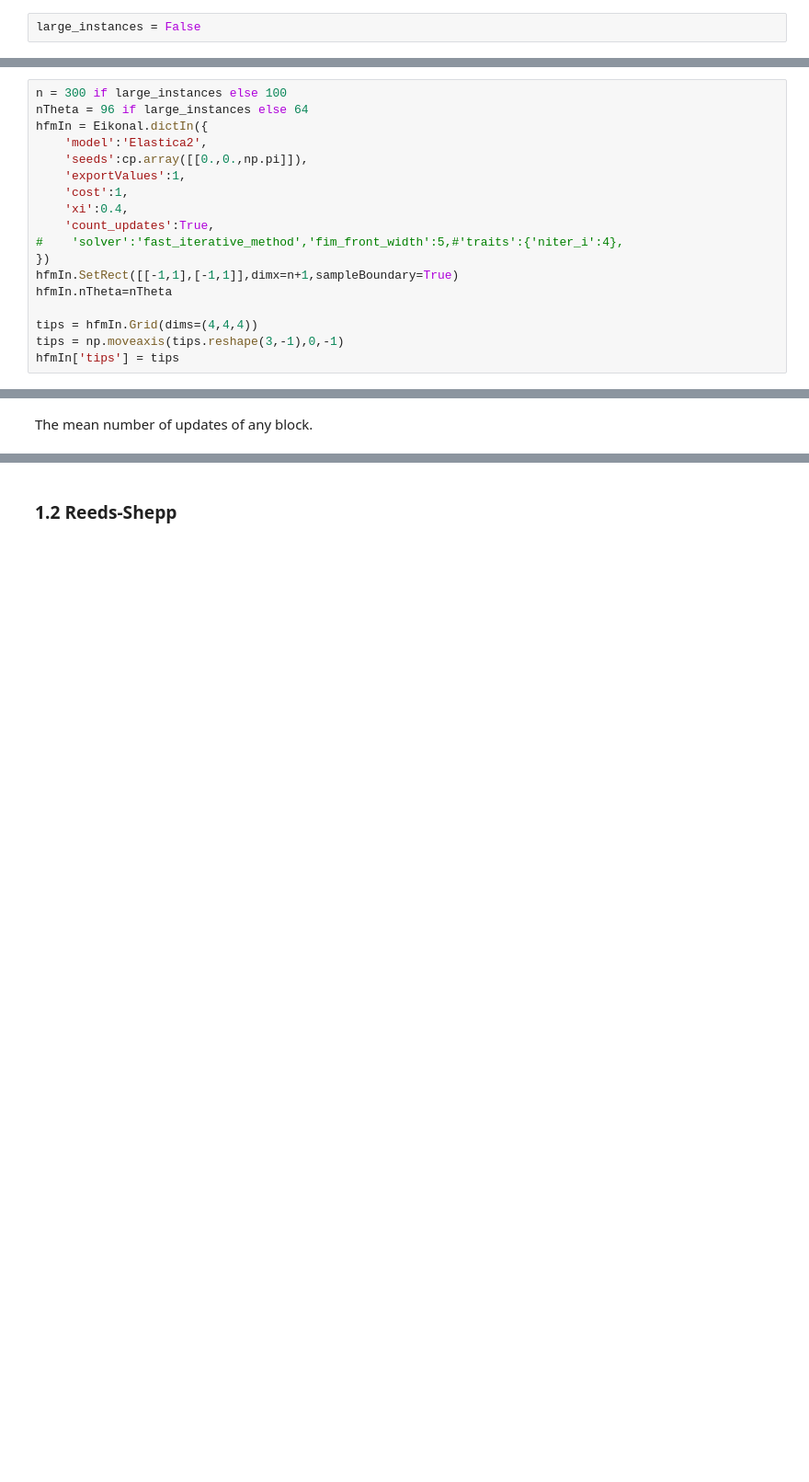
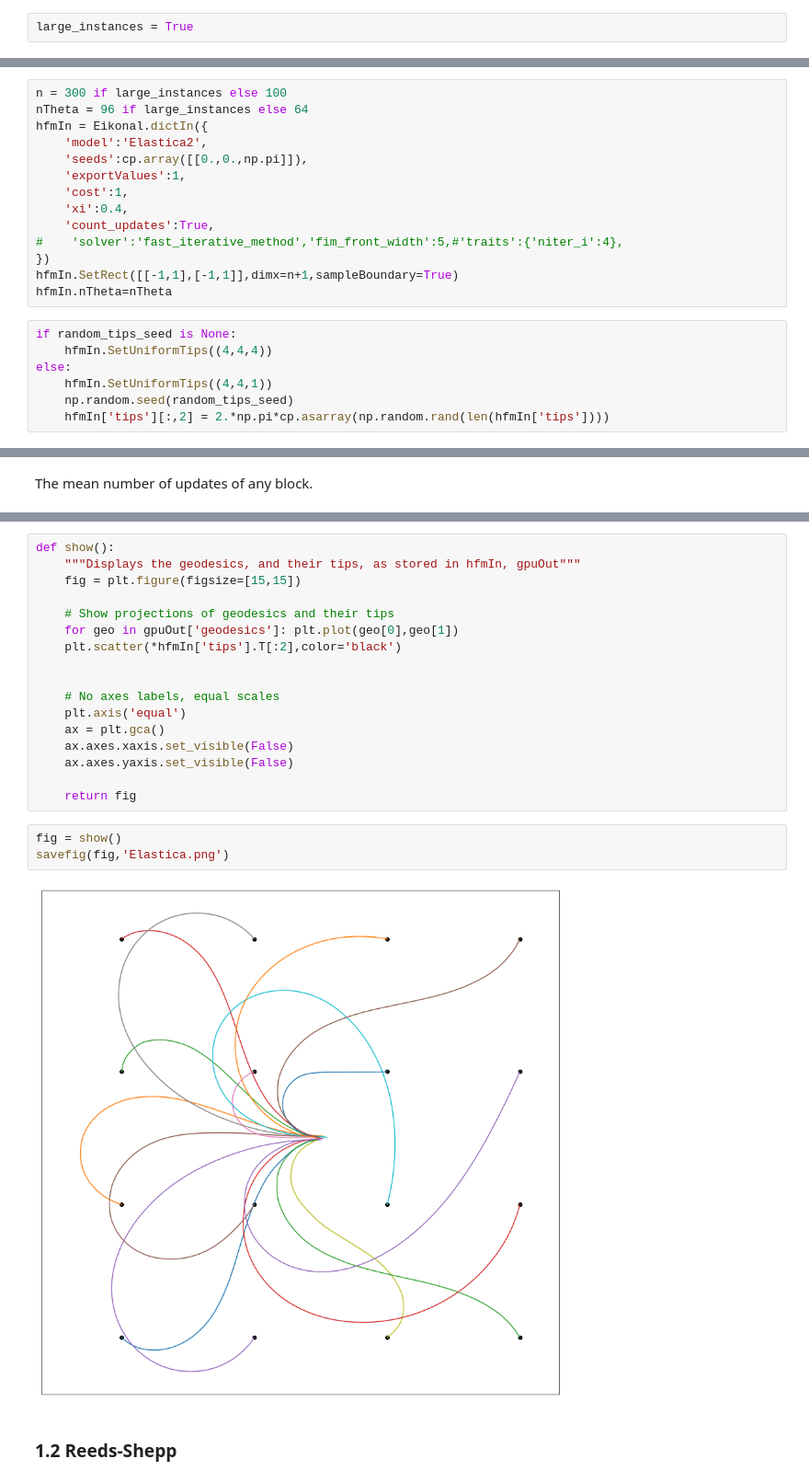
Before and after one commit to Mirebeau/AdaptiveGridDiscretizations_showcase, a Jupyter notebook: Notebooks_Repro/Curvature_GPU.ipynb, the cells around one changed output, grey strips where cells are left out. Shown at 92% size. Drawn from its saved outputs; the diff is of its cells as text; blank space fills up the shorter version.

```diff
--- a/Notebooks_Repro/Curvature_GPU.ipynb
+++ b/Notebooks_Repro/Curvature_GPU.ipynb
@@ -63,4 +64,4 @@ Eikonal.dictIn.default_mode = 'gpu'
 # %% [markdown]
 ### 0.1 Additional configuration
 # %%
-large_instances = False
+large_instances = True
@@ -83,8 +86,11 @@ hfmIn = Eikonal.dictIn({
 })
 hfmIn.SetRect([[-1,1],[-1,1]],dimx=n+1,sampleBoundary=True)
 hfmIn.nTheta=nTheta
-
-tips = hfmIn.Grid(dims=(4,4,4))
-tips = np.moveaxis(tips.reshape(3,-1),0,-1)
-hfmIn['tips'] = tips
+# %%
+if random_tips_seed is None:
+    hfmIn.SetUniformTips((4,4,4))
+else:
+    hfmIn.SetUniformTips((4,4,1))
+    np.random.seed(random_tips_seed)
+    hfmIn['tips'][:,2] = 2.*np.pi*cp.asarray(np.random.rand(len(hfmIn['tips'])))
 # %%
@@ -128,2 +128,24 @@ for geo in gpuOut['geodesics']: plt.plot(geo[0],geo[1])
+# %%
+def show():
+    """Displays the geodesics, and their tips, as stored in hfmIn, gpuOut"""
+    fig = plt.figure(figsize=[15,15])
+
+    # Show projections of geodesics and their tips
+    for geo in gpuOut['geodesics']: plt.plot(geo[0],geo[1])
+    plt.scatter(*hfmIn['tips'].T[:2],color='black')
+
+
+    # No axes labels, equal scales
+    plt.axis('equal')
+    ax = plt.gca()
+    ax.axes.xaxis.set_visible(False)
+    ax.axes.yaxis.set_visible(False)
+
+    return fig
+# %%
+fig = show()
+savefig(fig,'Elastica.png')
+# %% [output]
+[figure, added]
 # %% [markdown]
 ### 1.2 Reeds-Shepp
```
Also changed, not shown: parts of 23 cells of this notebook, 53 other files.
